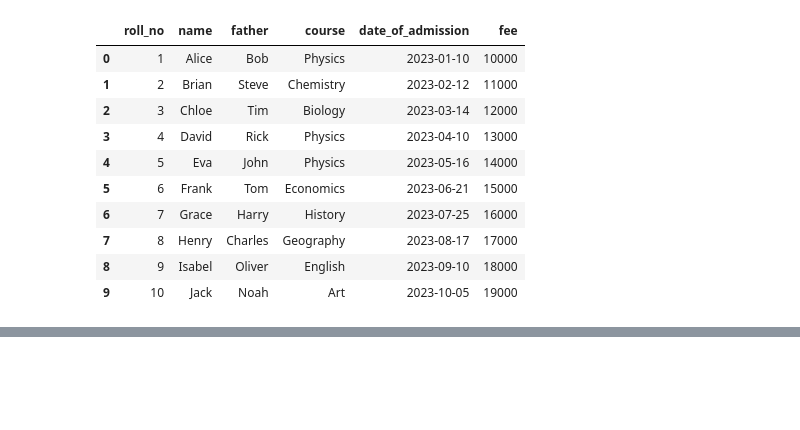
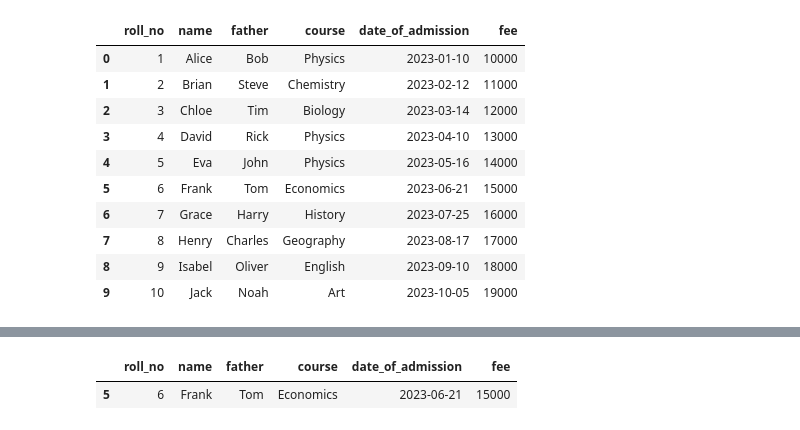
Before and after one commit to smmartprogrammer/modernpython, a Jupyter notebook: class19(pandasgroupby_filtering).ipynb, the cells around one changed output, grey strips where cells are left out. Saved outputs shown, nothing was run; the diff lists cells and outputs as text; code cells hidden in the pictures; blank space fills up the shorter version.

```diff
--- a/class19(pandasgroupby_filtering).ipynb
+++ b/class19(pandasgroupby_filtering).ipynb
@@ -256,0 +379,5 @@ please provide us feedback at https://github.com/pandas-dev/pandas/issues/54466
+# %%
+students_df[(students_df['course'].str.lower().str.contains('cs')) & (students_df['fee']>=14000) ]
+# %% [output]
+|  | roll_no | name | father | course | date_of_admission | fee |
+| 5 | 6 | Frank | Tom | Economics | 2023-06-21 | 15000 |
```
Also changed, not shown: parts of 14 cells of this notebook.
